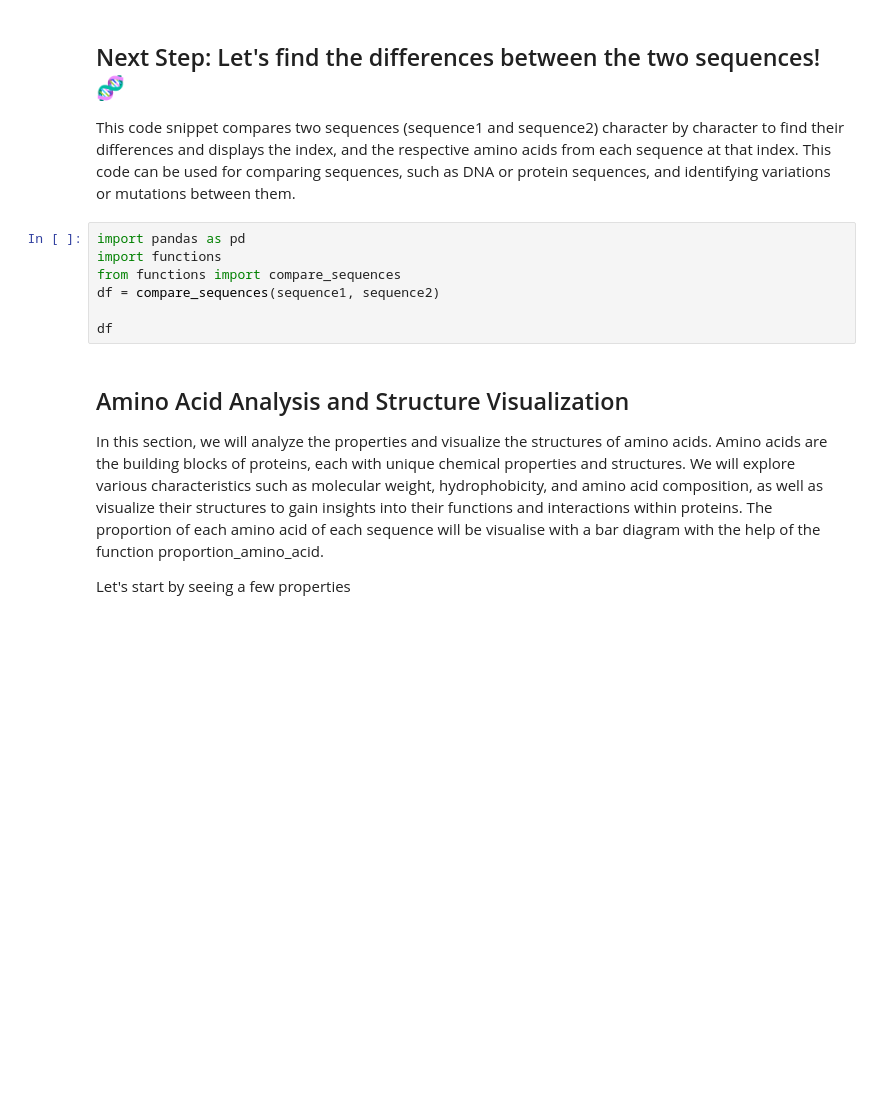
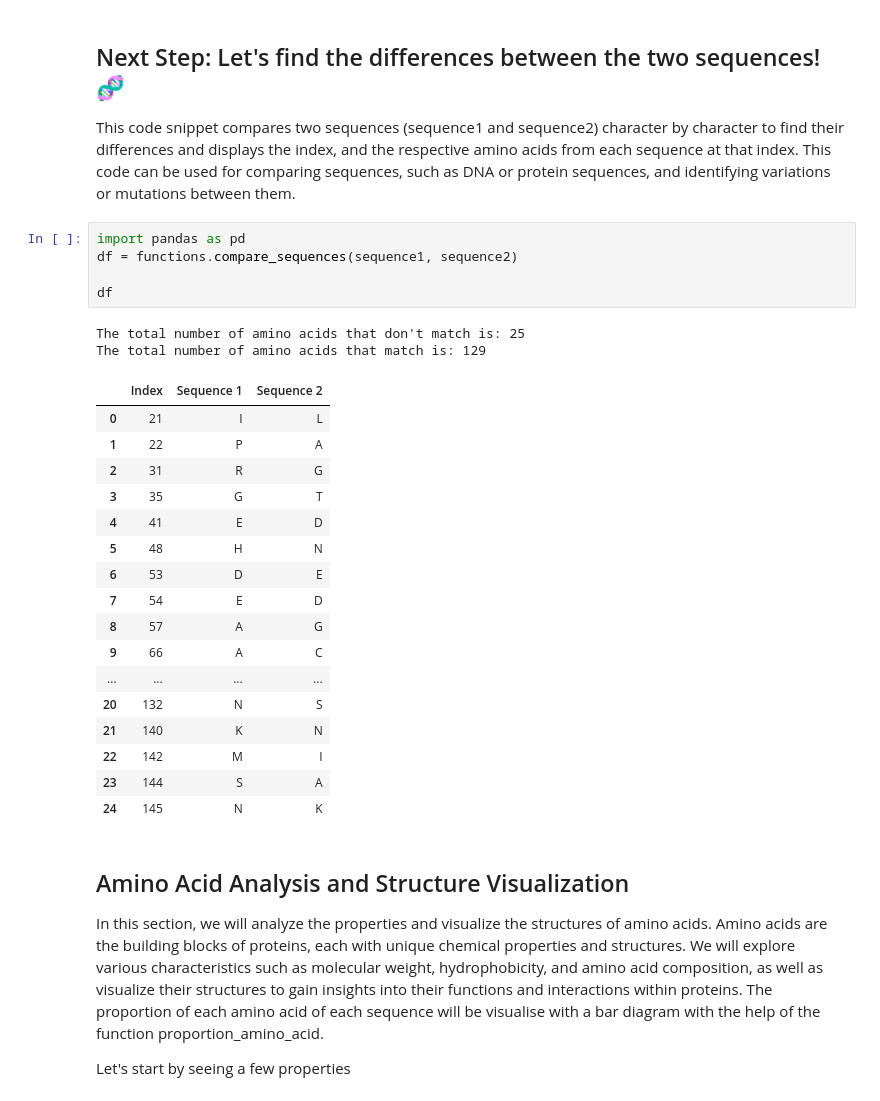
Before and after one commit to nichellesequeira/ProtaVision, a Jupyter notebook: notebooks/project_report.ipynb, the cells around one changed output. Saved outputs shown, nothing was run; the diff lists cells and outputs as text; blank space fills up the shorter version.

```diff
--- a/notebooks/project_report.ipynb
+++ b/notebooks/project_report.ipynb
@@ -55,11 +61,29 @@ Next Step: Let's find the differences between the two sequences!🧬
 This code snippet compares two sequences (sequence1 and sequence2) character by character to find their differences and displays the index, and the respective amino acids from each sequence at that index. This code can be used for comparing sequences, such as DNA or protein sequences, and identifying variations or mutations between them.
 # %%
 import pandas as pd
-import functions
-from functions import compare_sequences
-df = compare_sequences(sequence1, sequence2)
+df = functions.compare_sequences(sequence1, sequence2)
 
 df
+# %% [output]
+The total number of amino acids that don't match is: 25
+The total number of amino acids that match is: 129
+|  | Index | Sequence 1 | Sequence 2 |
+| 0 | 21 | I | L |
+| 1 | 22 | P | A |
+| 2 | 31 | R | G |
+| 3 | 35 | G | T |
+| 4 | 41 | E | D |
+| 5 | 48 | H | N |
+| 6 | 53 | D | E |
+| 7 | 54 | E | D |
+| 8 | 57 | A | G |
+| 9 | 66 | A | C |
+| ... | ... | ... | ... |
+| 20 | 132 | N | S |
+| 21 | 140 | K | N |
+| 22 | 142 | M | I |
+| 23 | 144 | S | A |
+| 24 | 145 | N | K |
 # %% [markdown]
 ## Amino Acid Analysis and Structure Visualization
 
```
Also changed, not shown: parts of 12 cells of this notebook, 1 other file.
